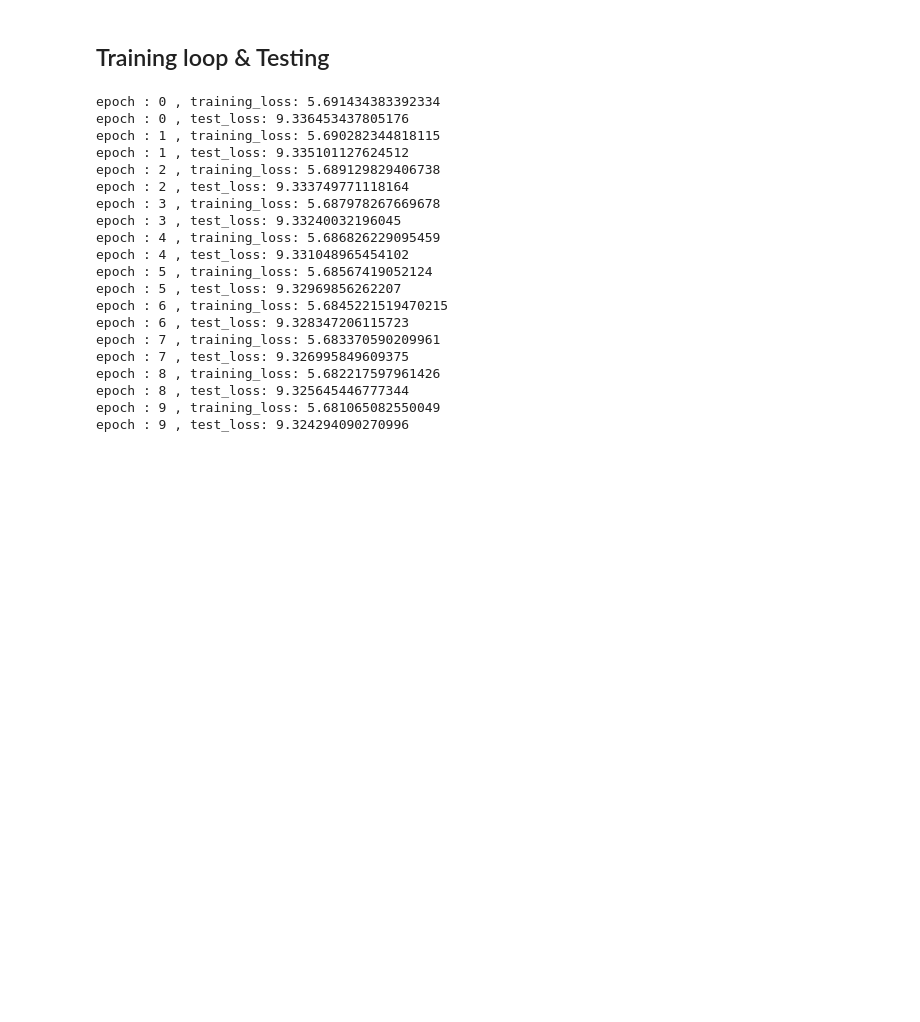
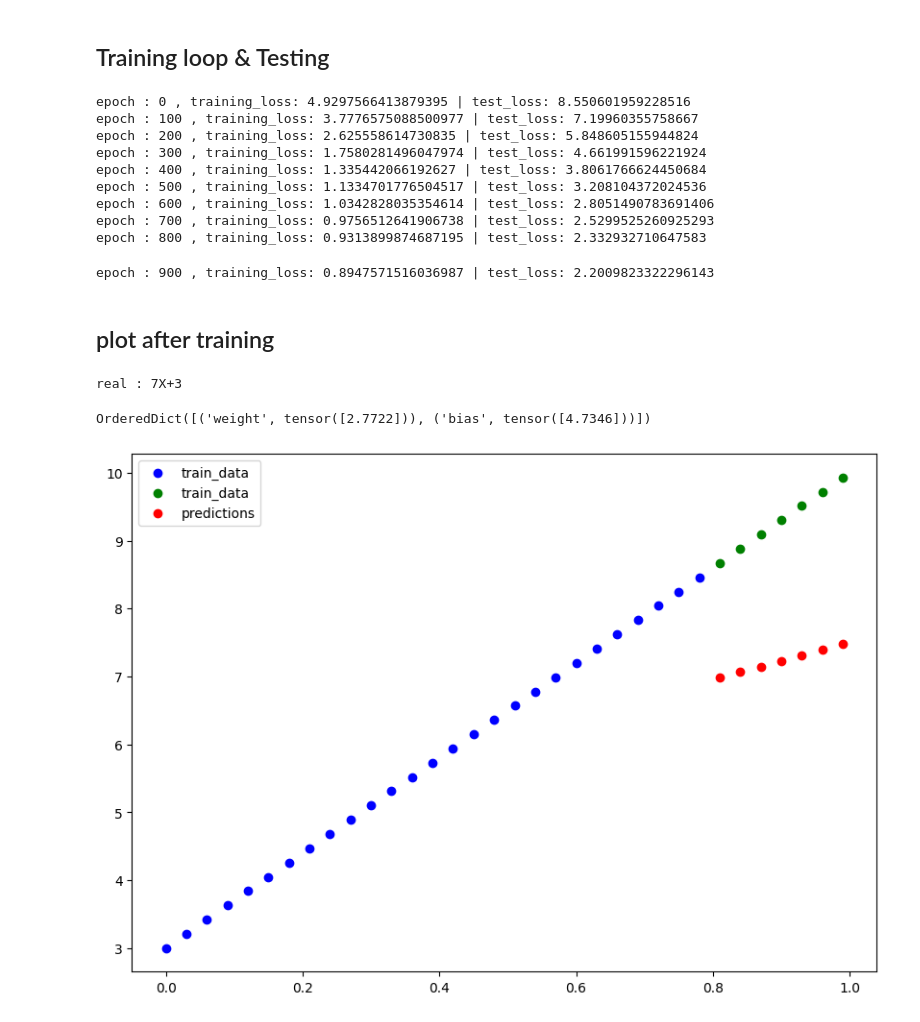
Before and after one commit to ILYAS-tbs/First-model---linear-regression, a Jupyter notebook: linear_regression.ipynb, the cells around one changed output. Drawn from its saved outputs; the diff is of its cells as text; code cells hidden in the pictures; blank space fills up the shorter version.

Commit message:
first model - linear regression

```diff
--- a/linear_regression.ipynb
+++ b/linear_regression.ipynb
@@ -136,13 +138,13 @@ loss_fn = nn.L1Loss() # MAE loss
 # %% [markdown]
 ## the optimizer
 # %%
-optimizer=torch.optim.SGD(model_0.parameters(),0.001)
+optimizer=torch.optim.SGD(model_0.parameters(),0.01)
 # %% [markdown]
 ## Training loop & Testing
 # %%
-epochs =10
+epochs =1000
 # %%
-for epoch in range(epochs):
+for epoch in tqdm(range(epochs)):
     # ! TRAINING
     # put the model on train mode
     model_0.train()
@@ -179,26 +181,30 @@ for epoch in range(epochs):
 
 
     #! print what is going on :
-    if(epoch %10 ==0):
+    if(epoch % 100 ==0):
         print(f"epoch : {epoch} , training_loss: {loss} | test_loss: {test_loss}")
 # %% [output]
-epoch : 0 , training_loss: 5.691434383392334
-epoch : 0 , test_loss: 9.336453437805176
-epoch : 1 , training_loss: 5.690282344818115
-epoch : 1 , test_loss: 9.335101127624512
-epoch : 2 , training_loss: 5.689129829406738
-epoch : 2 , test_loss: 9.333749771118164
-epoch : 3 , training_loss: 5.687978267669678
-epoch : 3 , test_loss: 9.33240032196045
-epoch : 4 , training_loss: 5.686826229095459
-epoch : 4 , test_loss: 9.331048965454102
-epoch : 5 , training_loss: 5.68567419052124
-epoch : 5 , test_loss: 9.32969856262207
-epoch : 6 , training_loss: 5.6845221519470215
-epoch : 6 , test_loss: 9.328347206115723
-epoch : 7 , training_loss: 5.683370590209961
-epoch : 7 , test_loss: 9.326995849609375
-epoch : 8 , training_loss: 5.682217597961426
-epoch : 8 , test_loss: 9.325645446777344
-epoch : 9 , training_loss: 5.681065082550049
-epoch : 9 , test_loss: 9.324294090270996
+epoch : 0 , training_loss: 4.9297566413879395 | test_loss: 8.550601959228516
+epoch : 100 , training_loss: 3.7776575088500977 | test_loss: 7.19960355758667
+epoch : 200 , training_loss: 2.625558614730835 | test_loss: 5.848605155944824
+epoch : 300 , training_loss: 1.7580281496047974 | test_loss: 4.661991596221924
+epoch : 400 , training_loss: 1.335442066192627 | test_loss: 3.8061766624450684
+epoch : 500 , training_loss: 1.1334701776504517 | test_loss: 3.208104372024536
+epoch : 600 , training_loss: 1.0342828035354614 | test_loss: 2.8051490783691406
+epoch : 700 , training_loss: 0.9756512641906738 | test_loss: 2.5299525260925293
+epoch : 800 , training_loss: 0.9313899874687195 | test_loss: 2.332932710647583
+epoch : 900 , training_loss: 0.8947571516036987 | test_loss: 2.2009823322296143
+# %% [markdown]
+## plot after training
+# %%
+with torch.inference_mode():
+    y_preds = model_0(X_test)
+
+plot_predictions(X_train,y_train , X_test , y_test , y_preds )
+
+print(f"real : 7X+3")
+model_0.state_dict()
+# %% [output]
+real : 7X+3
+OrderedDict([('weight', tensor([2.7722])), ('bias', tensor([4.7346]))])
+[figure, added]
```
Also changed, not shown: parts of 5 cells of this notebook.
